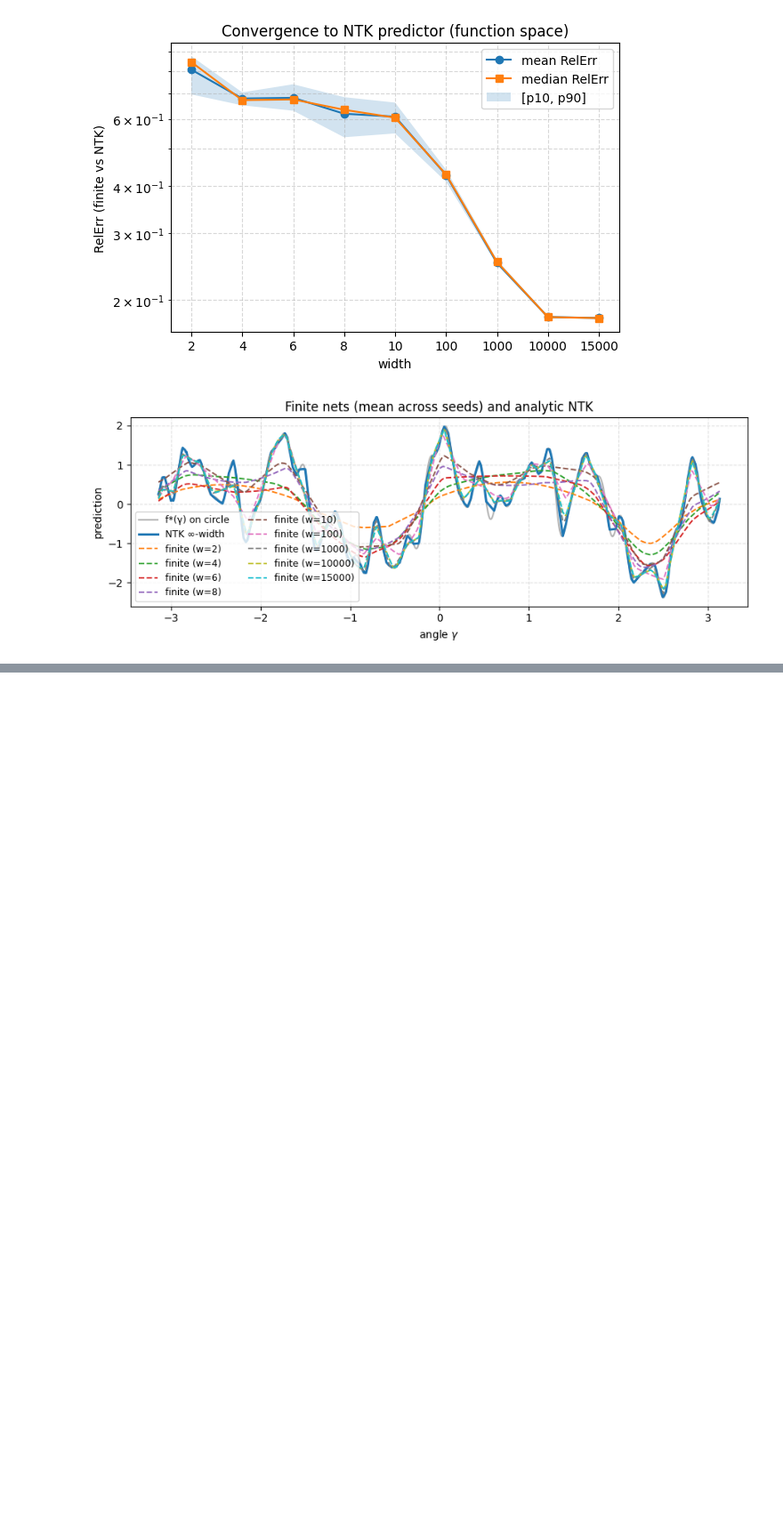
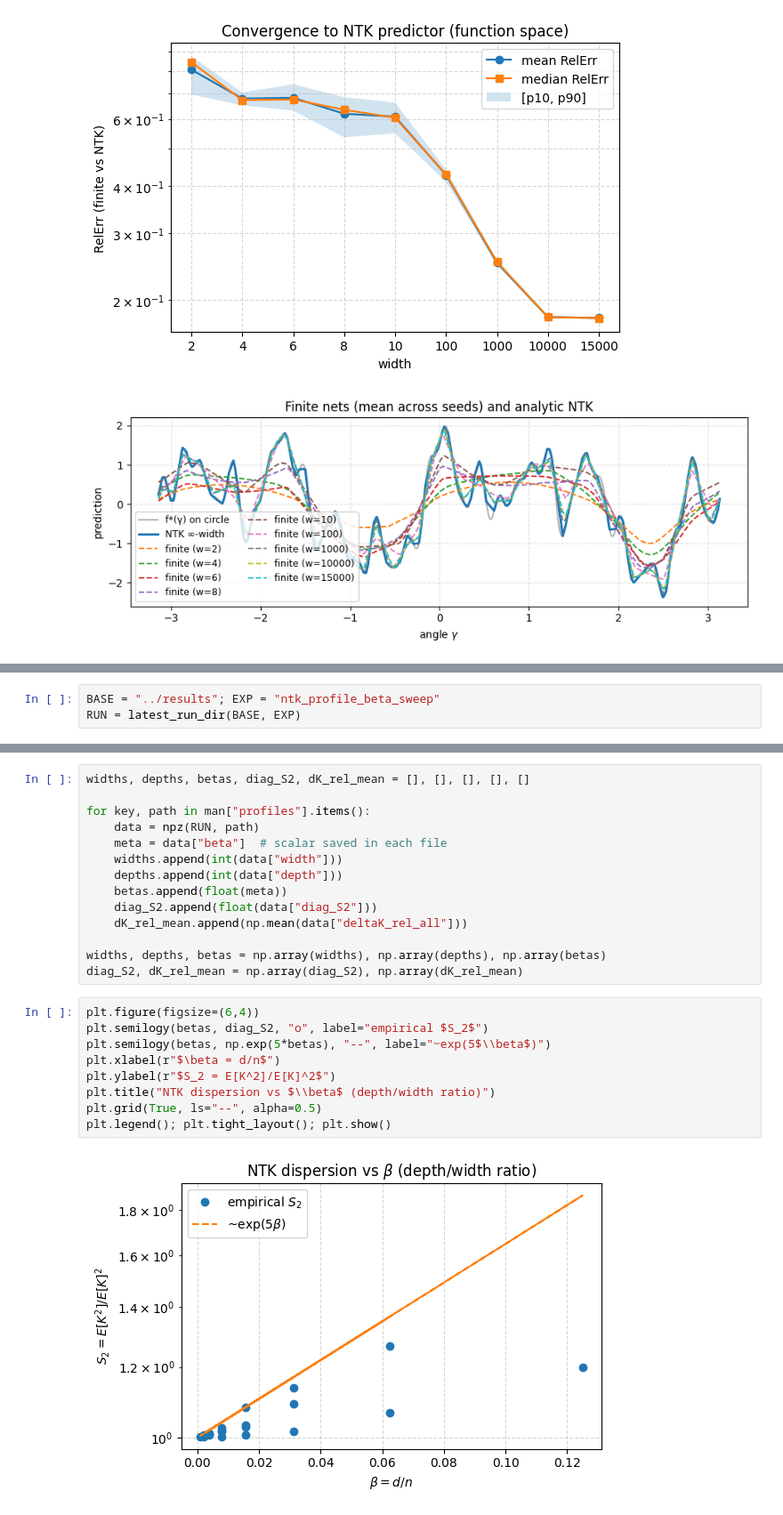
Before and after one commit to obi-wan-shinobi/msc-thesis, a Jupyter notebook: code/ntk-experiments/notebooks/ntk-experiments.ipynb, the cells around one changed output, grey strips where cells are left out. Shown at 89% size. Drawn from its saved outputs; the diff is of its cells as text; blank space fills up the shorter version.

```diff
--- a/code/ntk-experiments/notebooks/ntk-experiments.ipynb
+++ b/code/ntk-experiments/notebooks/ntk-experiments.ipynb
@@ -354,0 +426,3 @@ res = plot_regression_convergence(RUN, show_predictions=True, use_logx=False)
+# %%
+BASE = "../results"; EXP = "ntk_profile_beta_sweep"
+RUN = latest_run_dir(BASE, EXP)
@@ -354,0 +543,25 @@ res = plot_regression_convergence(RUN, show_predictions=True, use_logx=False)
+# %%
+widths, depths, betas, diag_S2, dK_rel_mean = [], [], [], [], []
+
+for key, path in man["profiles"].items():
+    data = npz(RUN, path)
+    meta = data["beta"]  # scalar saved in each file
+    widths.append(int(data["width"]))
+    depths.append(int(data["depth"]))
+    betas.append(float(meta))
+    diag_S2.append(float(data["diag_S2"]))
+    dK_rel_mean.append(np.mean(data["deltaK_rel_all"]))
+
+widths, depths, betas = np.array(widths), np.array(depths), np.array(betas)
+diag_S2, dK_rel_mean = np.array(diag_S2), np.array(dK_rel_mean)
+# %%
+plt.figure(figsize=(6,4))
+plt.semilogy(betas, diag_S2, "o", label="empirical $S_2$")
+plt.semilogy(betas, np.exp(5*betas), "--", label="~exp(5$\\beta$)")
+plt.xlabel(r"$\beta = d/n$")
+plt.ylabel(r"$S_2 = E[K^2]/E[K]^2$")
+plt.title("NTK dispersion vs $\\beta$ (depth/width ratio)")
+plt.grid(True, ls="--", alpha=0.5)
+plt.legend(); plt.tight_layout(); plt.show()
+# %% [output]
+[figure, added]
```
Also changed, not shown: parts of 32 cells of this notebook, 52 other files.
